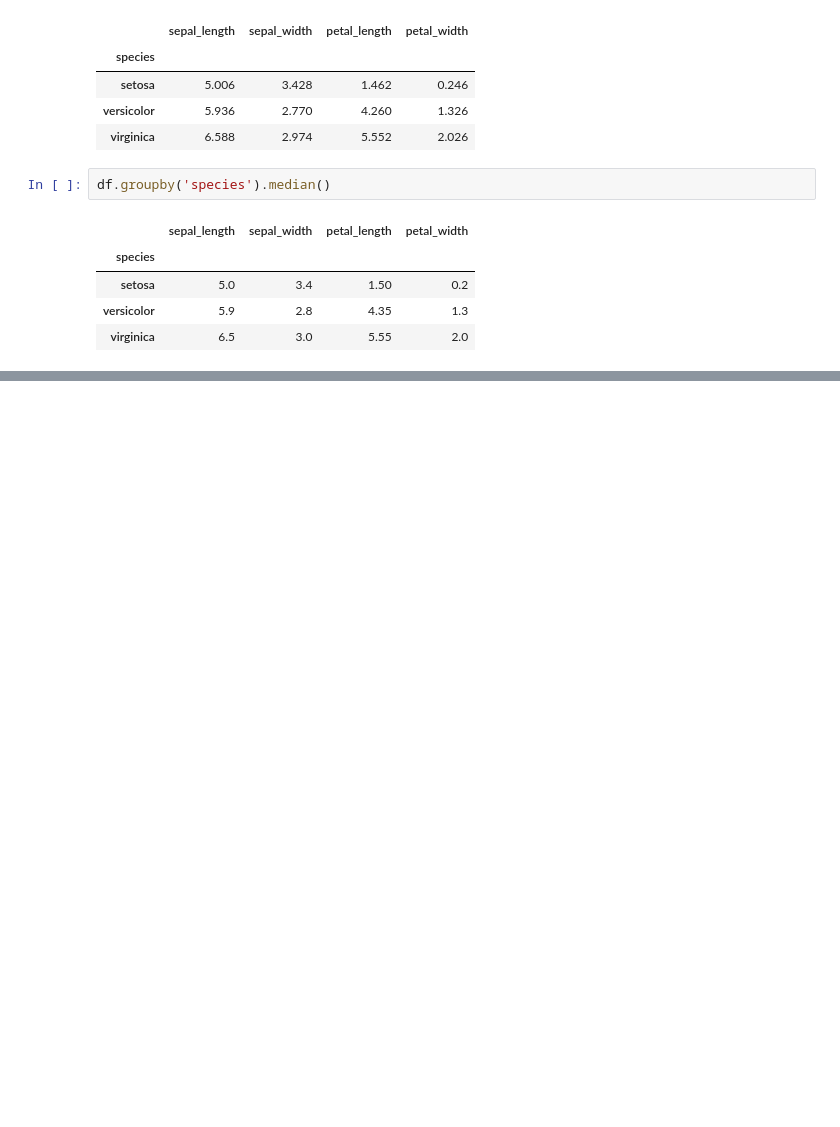
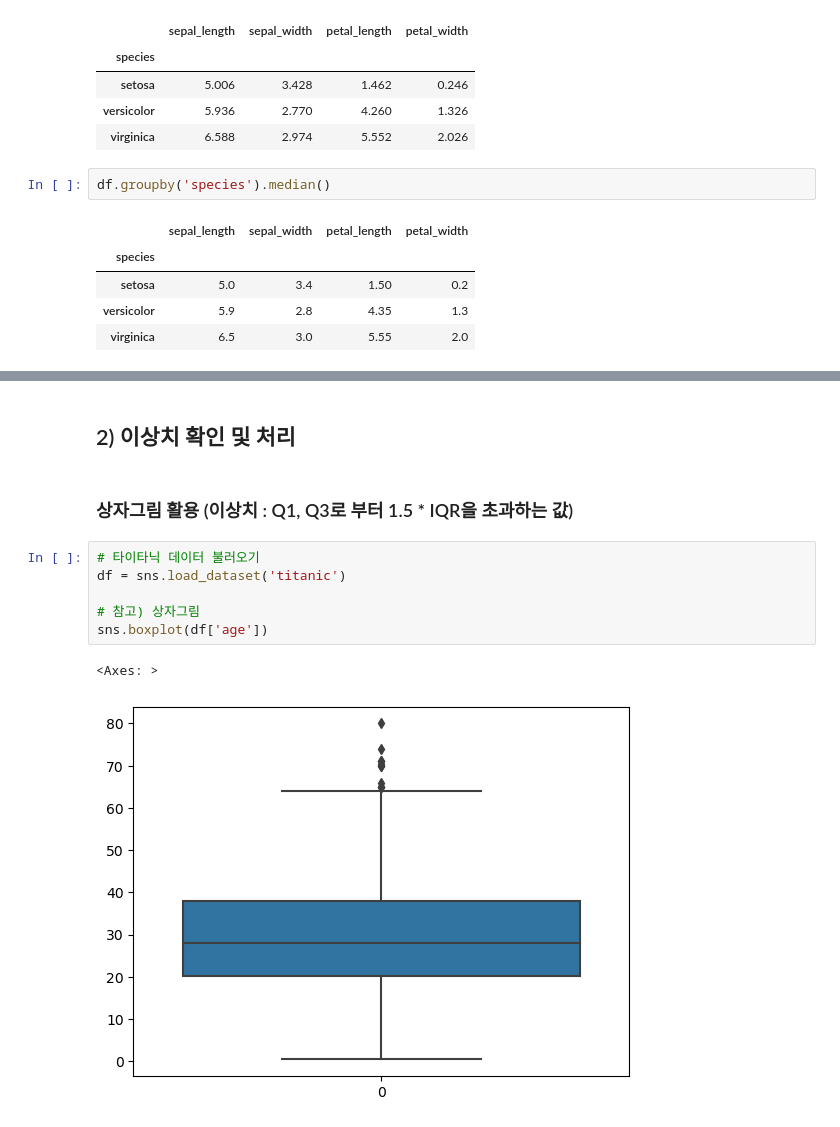
Before and after one commit to HaJeong-K/multi_cam_total, a Jupyter notebook: 빅분기 실기/메타코드 1강.ipynb, the cells around one changed output, grey strips where cells are left out. Saved outputs shown, nothing was run; the diff lists cells and outputs as text; blank space fills up the shorter version.

```diff
--- a/빅분기 실기/메타코드 1강.ipynb
+++ b/빅분기 실기/메타코드 1강.ipynb
@@ -266,0 +615,13 @@ df.groupby('species').median()
+# %% [markdown]
+## 2) 이상치 확인 및 처리
+# %% [markdown]
+### 상자그림 활용 (이상치 : Q1, Q3로 부터 1.5 * IQR을 초과하는 값)
+# %%
+# 타이타닉 데이터 불러오기
+df = sns.load_dataset('titanic')
+
+# 참고) 상자그림
+sns.boxplot(df['age'])
+# %% [output]
+<Axes: >
+[figure, added]
```
Also changed, not shown: parts of 96 cells of this notebook.
